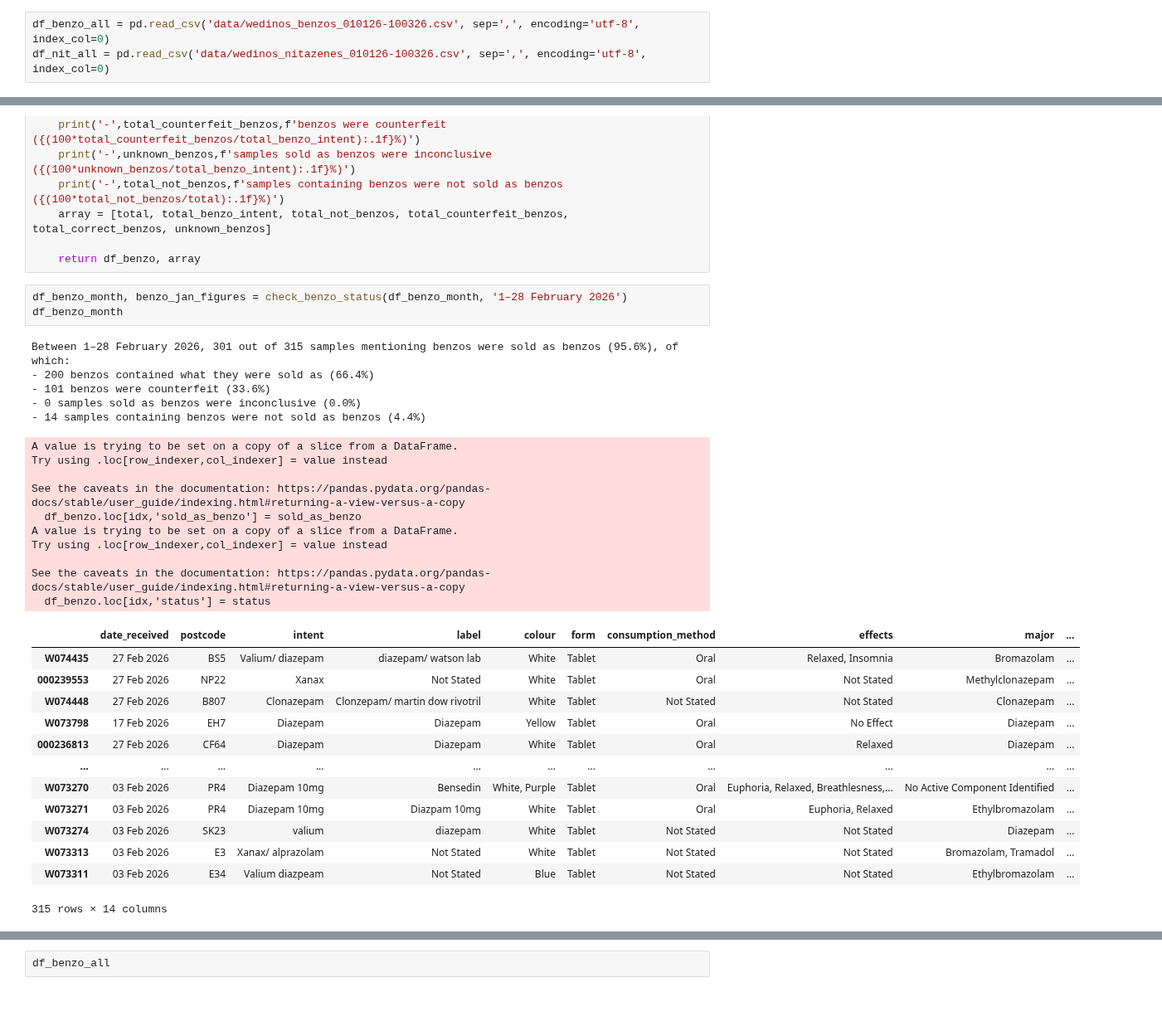
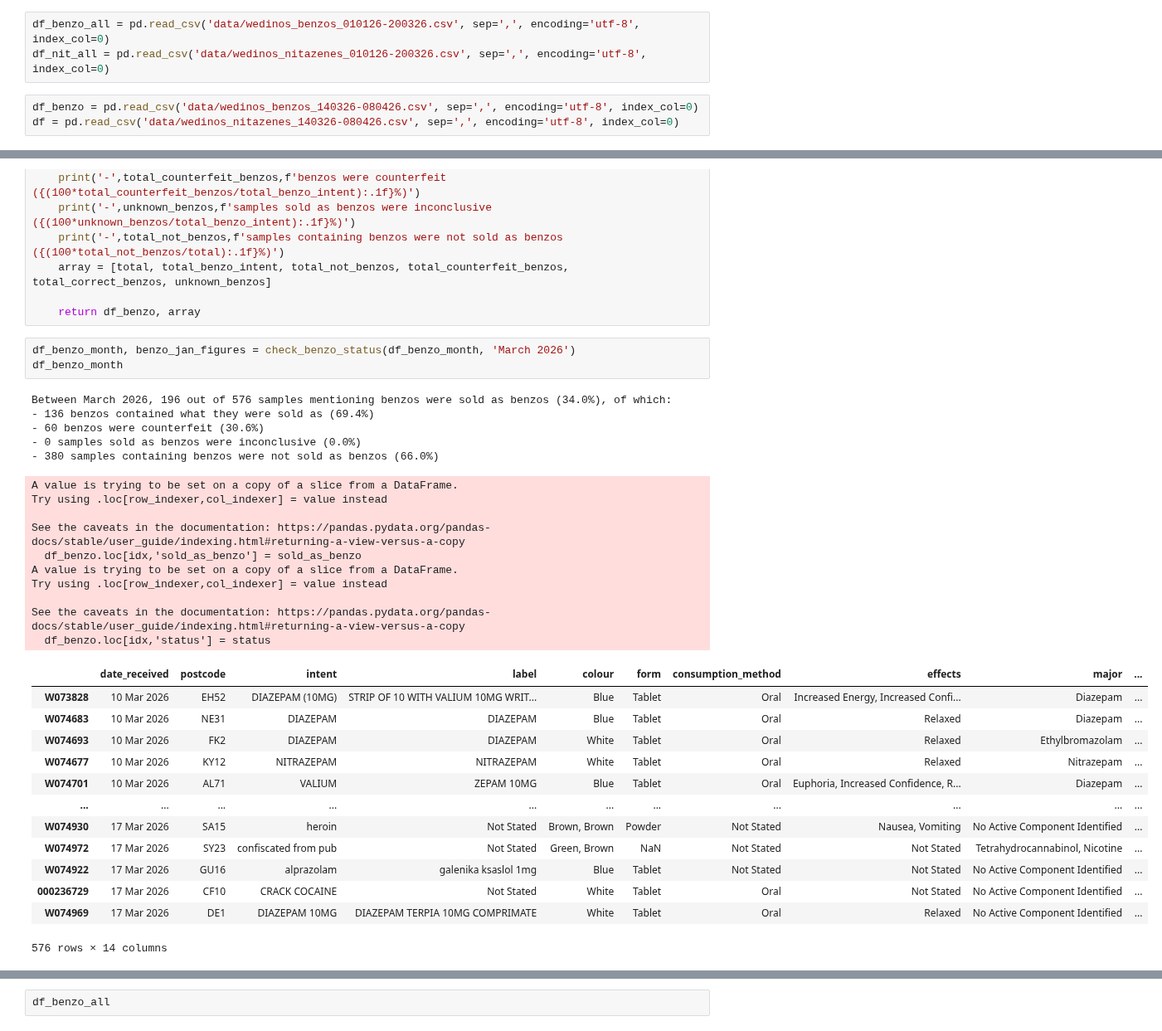
Before and after one commit to Benzo-Research-Project/NitazeneMap, a Jupyter notebook: WEDINOSParser.ipynb, the cells around one changed output, grey strips where cells are left out. Shown at 83% size. Cells and saved outputs as stored; diff of their text form; blank space fills up the shorter version.

```diff
--- a/WEDINOSParser.ipynb
+++ b/WEDINOSParser.ipynb
@@ -388,6 +390,9 @@ W073041 23 Jan 2026 SA43 – Sold as Diazepam , tested as Bromazolam with Metoni
 # %%
-df_benzo_all = pd.read_csv('data/wedinos_benzos_010126-100326.csv', sep=',', encoding='utf-8', index_col=0)
-df_nit_all = pd.read_csv('data/wedinos_nitazenes_010126-100326.csv', sep=',', encoding='utf-8', index_col=0)
+df_benzo_all = pd.read_csv('data/wedinos_benzos_010126-200326.csv', sep=',', encoding='utf-8', index_col=0)
+df_nit_all = pd.read_csv('data/wedinos_nitazenes_010126-200326.csv', sep=',', encoding='utf-8', index_col=0)
+# %%
+df_benzo = pd.read_csv('data/wedinos_benzos_140326-080426.csv', sep=',', encoding='utf-8', index_col=0)
+df = pd.read_csv('data/wedinos_nitazenes_140326-080426.csv', sep=',', encoding='utf-8', index_col=0)
 # %%
 
 #df_nit_all = pd.read_csv('data/wedinos_nitazenes_010125-031225.csv', sep=',', encoding='utf-8',index_col=0)
@@ -873,37 +899,37 @@ def check_benzo_status(df_benzo, dates):
 
     return df_benzo, array
 # %%
-df_benzo_month, benzo_jan_figures = check_benzo_status(df_benzo_month, '1–28 February 2026')
+df_benzo_month, benzo_jan_figures = check_benzo_status(df_benzo_month, 'March 2026')
 df_benzo_month
 # %% [output]
-Between 1–28 February 2026, 301 out of 315 samples mentioning benzos were sold as benzos (95.6%), of which:
-- 200 benzos contained what they were sold as (66.4%)
-- 101 benzos were counterfeit (33.6%)
+Between March 2026, 196 out of 576 samples mentioning benzos were sold as benzos (34.0%), of which:
+- 136 benzos contained what they were sold as (69.4%)
+- 60 benzos were counterfeit (30.6%)
 - 0 samples sold as benzos were inconclusive (0.0%)
-- 14 samples containing benzos were not sold as benzos (4.4%)
+- 380 samples containing benzos were not sold as benzos (66.0%)
 A value is trying to be set on a copy of a slice from a DataFrame.
 Try using .loc[row_indexer,col_indexer] = value instead
 
 See the caveats in the documentation: https://pandas.pydata.org/pandas-docs/stable/user_guide/indexing.html#returning-a-view-versus-a-copy
   df_benzo.loc[idx,'sold_as_benzo'] = sold_as_benzo
 A value is trying to be set on a copy of a slice from a DataFrame.
 Try using .loc[row_indexer,col_indexer] = value instead
 
 See the caveats in the documentation: https://pandas.pydata.org/pandas-docs/stable/user_guide/indexing.html#returning-a-view-versus-a-copy
   df_benzo.loc[idx,'status'] = status
 |  | date_received | postcode | intent | label | colour | form | consumption_method | effects | major | ... |
-| W074435 | 27 Feb 2026 | BS5 | Valium/ diazepam | diazepam/ watson lab | White | Tablet | Oral | Relaxed, Insomnia | Bromazolam | ... |
-| 000239553 | 27 Feb 2026 | NP22 | Xanax | Not Stated | White | Tablet | Oral | Not Stated | Methylclonazepam | ... |
-| W074448 | 27 Feb 2026 | B807 | Clonazepam | Clonzepam/ martin dow rivotril | White | Tablet | Not Stated | Not Stated | Clonazepam | ... |
-| W073798 | 17 Feb 2026 | EH7 | Diazepam | Diazepam | Yellow | Tablet | Oral | No Effect | Diazepam | ... |
-| 000236813 | 27 Feb 2026 | CF64 | Diazepam | Diazepam | White | Tablet | Oral | Relaxed | Diazepam | ... |
+| W073828 | 10 Mar 2026 | EH52 | DIAZEPAM (10MG) | STRIP OF 10 WITH VALIUM 10MG WRIT... | Blue | Tablet | Oral | Increased Energy, Increased Confi... | Diazepam | ... |
+| W074683 | 10 Mar 2026 | NE31 | DIAZEPAM | DIAZEPAM | Blue | Tablet | Oral | Relaxed | Diazepam | ... |
+| W074693 | 10 Mar 2026 | FK2 | DIAZEPAM | DIAZEPAM | White | Tablet | Oral | Relaxed | Ethylbromazolam | ... |
+| W074677 | 10 Mar 2026 | KY12 | NITRAZEPAM | NITRAZEPAM | White | Tablet | Oral | Relaxed | Nitrazepam | ... |
+| W074701 | 10 Mar 2026 | AL71 | VALIUM | ZEPAM 10MG | Blue | Tablet | Oral | Euphoria, Increased Confidence, R... | Diazepam | ... |
 | ... | ... | ... | ... | ... | ... | ... | ... | ... | ... | ... |
-| W073270 | 03 Feb 2026 | PR4 | Diazepam 10mg | Bensedin | White, Purple | Tablet | Oral | Euphoria, Relaxed, Breathlesness,... | No Active Component Identified | ... |
-| W073271 | 03 Feb 2026 | PR4 | Diazepam 10mg | Diazpam 10mg | White | Tablet | Oral | Euphoria, Relaxed | Ethylbromazolam | ... |
-| W073274 | 03 Feb 2026 | SK23 | valium | diazepam | White | Tablet | Not Stated | Not Stated | Diazepam | ... |
-| W073313 | 03 Feb 2026 | E3 | Xanax/ alprazolam | Not Stated | White | Tablet | Not Stated | Not Stated | Bromazolam, Tramadol | ... |
-| W073311 | 03 Feb 2026 | E34 | Valium diazpeam | Not Stated | Blue | Tablet | Not Stated | Not Stated | Ethylbromazolam | ... |
+| W074930 | 17 Mar 2026 | SA15 | heroin | Not Stated | Brown, Brown | Powder | Not Stated | Nausea, Vomiting | No Active Component Identified | ... |
+| W074972 | 17 Mar 2026 | SY23 | confiscated from pub | Not Stated | Green, Brown | NaN | Not Stated | Not Stated | Tetrahydrocannabinol, Nicotine | ... |
+| W074922 | 17 Mar 2026 | GU16 | alprazolam | galenika ksaslol 1mg | Blue | Tablet | Not Stated | Not Stated | No Active Component Identified | ... |
+| 000236729 | 17 Mar 2026 | CF10 | CRACK COCAINE | Not Stated | White | Tablet | Oral | Not Stated | No Active Component Identified | ... |
+| W074969 | 17 Mar 2026 | DE1 | DIAZEPAM 10MG | DIAZEPAM TERPIA 10MG COMPRIMATE | White | Tablet | Oral | Relaxed | No Active Component Identified | ... |
-315 rows × 14 columns
+576 rows × 14 columns
 # %%
 
 df_benzo_2025 = check_benzo_status(df_benzo_2025, '')
```
Also changed, not shown: parts of 9 cells of this notebook, 9 other files.
